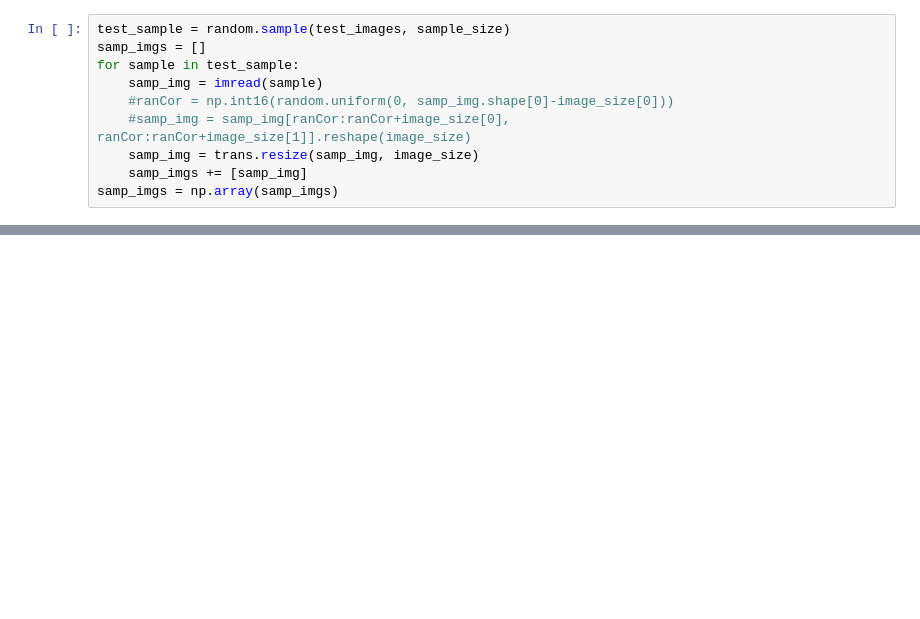
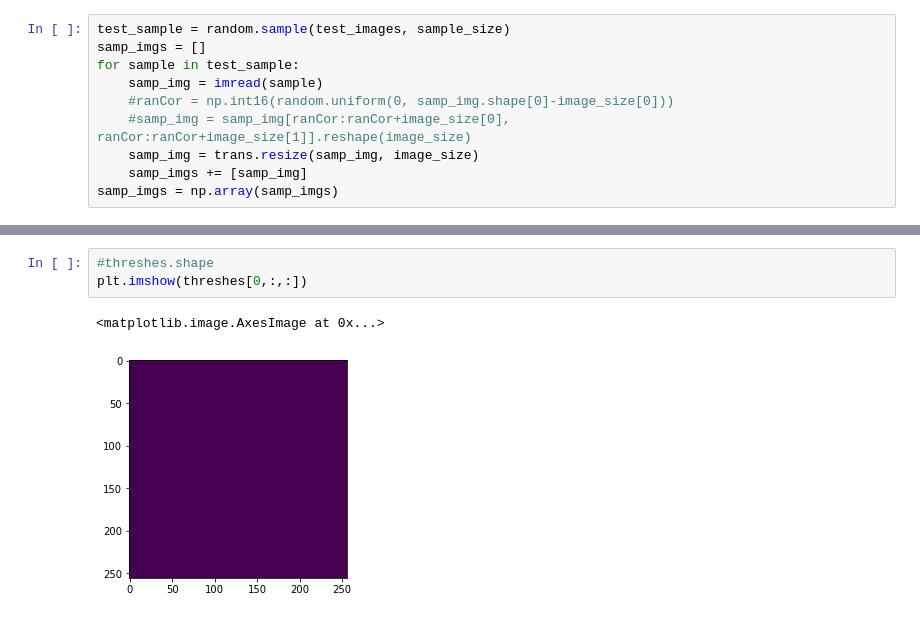
Before and after one commit to wp-cdas/UNet-Humphries, a Jupyter notebook: train.ipynb, the cells around one changed output, grey strips where cells are left out. Saved outputs shown, nothing was run; the diff lists cells and outputs as text; blank space fills up the shorter version.

```diff
--- a/train.ipynb
+++ b/train.ipynb
@@ -73,0 +94,6 @@ for idx, ax in enumerate(axs[1]):
+# %%
+#threshes.shape
+plt.imshow(threshes[0,:,:])
+# %% [output]
+<matplotlib.image.AxesImage at 0x...>
+[figure, added]
```
Also changed, not shown: parts of 5 cells of this notebook, 2 other files.
